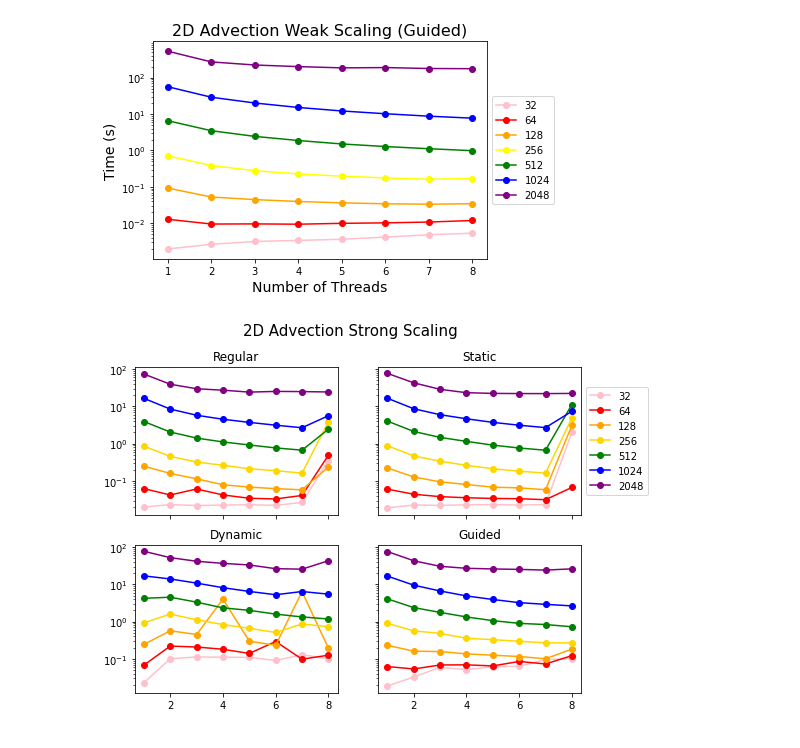
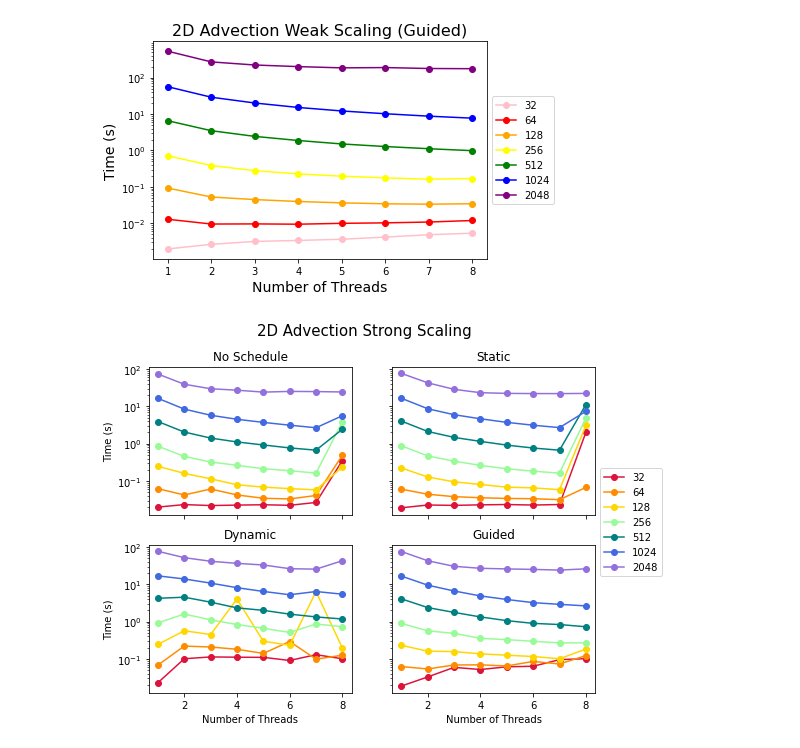
Before and after one commit to LivInTheLookingGlass/CMSE822-final, a Jupyter notebook: C++ Code/2D Advection Parallel/Plots.ipynb, the cells around one changed output. Saved outputs shown, nothing was run; the diff lists cells and outputs as text; code cells hidden in the pictures.

```diff
--- a/C++ Code/2D Advection Parallel/Plots.ipynb
+++ b/C++ Code/2D Advection Parallel/Plots.ipynb
@@ -837,59 +837,66 @@ plt.title('2D Advection Weak Scaling (Guided)').set_fontsize(16)
 # %%
 fig, axes = plt.subplots(2, 2, figsize=(8, 6), sharex=True, sharey=True)
 
 # Set the title for the figure
 fig.suptitle('2D Advection Strong Scaling', fontsize=15)
 
 # Top Left Subplot
-axes[0,0].plot(default_strong_32_t,default_strong_32_average_time, 'o-',color = 'pink',label='32')
-axes[0,0].plot(default_strong_64_t,default_strong_64_average_time, 'o-',color = 'red',label='64')
-axes[0,0].plot(default_strong_128_t,default_strong_128_average_time, 'o-',color = 'orange',label='128')
-axes[0,0].plot(default_strong_256_t,default_strong_256_average_time, 'o-',color = 'gold',label='256')
-axes[0,0].plot(default_strong_512_t,default_strong_512_average_time, 'o-',color = 'green',label='512')
-axes[0,0].plot(default_strong_1024_t,default_strong_1024_average_time, 'o-',color = 'blue',label='1024')
-axes[0,0].plot(default_strong_2048_t,default_strong_2048_average_time, 'o-',color = 'purple',label='2048')
+axes[0,0].plot(default_strong_32_t,default_strong_32_average_time, 'o-',color = 'crimson',label='32')
+axes[0,0].plot(default_strong_64_t,default_strong_64_average_time, 'o-',color = 'darkorange',label='64')
+axes[0,0].plot(default_strong_128_t,default_strong_128_average_time, 'o-',color = 'gold',label='128')
+axes[0,0].plot(default_strong_256_t,default_strong_256_average_time, 'o-',color = 'palegreen',label='256')
+axes[0,0].plot(default_strong_512_t,default_strong_512_average_time, 'o-',color = 'teal',label='512')
+axes[0,0].plot(default_strong_1024_t,default_strong_1024_average_time, 'o-',color = 'royalblue',label='1024')
+axes[0,0].plot(default_strong_2048_t,default_strong_2048_average_time, 'o-',color = 'mediumpurple',label='2048')
 axes[0,0].set_yscale('log')
-axes[0,0].set_title("Regular")
+axes[0,0].set_ylabel('Time (s)')
+axes[0,0].set_title("No Schedule")
 
 # Top Right Subplot
-axes[0,1].plot(static_strong_32_t,static_strong_32_average_time, 'o-',color = 'pink',label='32')
-axes[0,1].plot(static_strong_64_t,static_strong_64_average_time, 'o-',color = 'red',label='64')
-axes[0,1].plot(static_strong_128_t,static_strong_128_average_time, 'o-',color = 'orange',label='128')
-axes[0,1].plot(static_strong_256_t,static_strong_256_average_time, 'o-',color = 'gold',label='256')
-axes[0,1].plot(static_strong_512_t,static_strong_512_average_time, 'o-',color = 'green',label='512')
-axes[0,1].plot(static_strong_1024_t,static_strong_1024_average_time, 'o-',color = 'blue',label='1024')
-axes[0,1].plot(static_strong_2048_t,static_strong_2048_average_time, 'o-',color = 'purple',label='2048')
-axes[0,1].legend(loc='center left', bbox_to_anchor=(1, 0.5))
+axes[0,1].plot(static_strong_32_t,static_strong_32_average_time, 'o-',color = 'crimson',label='32')
+axes[0,1].plot(static_strong_64_t,static_strong_64_average_time, 'o-',color = 'darkorange',label='64')
+axes[0,1].plot(static_strong_128_t,static_strong_128_average_time, 'o-',color = 'gold',label='128')
+axes[0,1].plot(static_strong_256_t,static_strong_256_average_time, 'o-',color = 'palegreen',label='256')
+axes[0,1].plot(static_strong_512_t,static_strong_512_average_time, 'o-',color = 'teal',label='512')
+axes[0,1].plot(static_strong_1024_t,static_strong_1024_average_time, 'o-',color = 'royalblue',label='1024')
+axes[0,1].plot(static_strong_2048_t,static_strong_2048_average_time, 'o-',color = 'mediumpurple',label='2048')
 axes[0,1].set_yscale('log')
 axes[0,1].set_title("Static")
 
 # Bottom Left Subplot
-axes[1,0].plot(dynamic_strong_32_t,dynamic_strong_32_average_time, 'o-',color = 'pink',label='32')
-axes[1,0].plot(dynamic_strong_64_t,dynamic_strong_64_average_time, 'o-',color = 'red',label='64')
-axes[1,0].plot(dynamic_strong_128_t,dynamic_strong_128_average_time, 'o-',color = 'orange',label='128')
-axes[1,0].plot(dynamic_strong_256_t,dynamic_strong_256_average_time, 'o-',color = 'gold',label='256')
-axes[1,0].plot(dynamic_strong_512_t,dynamic_strong_512_average_time, 'o-',color = 'green',label='512')
-axes[1,0].plot(dynamic_strong_1024_t,dynamic_strong_1024_average_time, 'o-',color = 'blue',label='1024')
-axes[1,0].plot(dynamic_strong_2048_t,dynamic_strong_2048_average_time, 'o-',color = 'purple',label='2048')
+axes[1,0].plot(dynamic_strong_32_t,dynamic_strong_32_average_time, 'o-',color = 'crimson',label='32')
+axes[1,0].plot(dynamic_strong_64_t,dynamic_strong_64_average_time, 'o-',color = 'darkorange',label='64')
+axes[1,0].plot(dynamic_strong_128_t,dynamic_strong_128_average_time, 'o-',color = 'gold',label='128')
+axes[1,0].plot(dynamic_strong_256_t,dynamic_strong_256_average_time, 'o-',color = 'palegreen',label='256')
+axes[1,0].plot(dynamic_strong_512_t,dynamic_strong_512_average_time, 'o-',color = 'teal',label='512')
+axes[1,0].plot(dynamic_strong_1024_t,dynamic_strong_1024_average_time, 'o-',color = 'royalblue',label='1024')
+axes[1,0].plot(dynamic_strong_2048_t,dynamic_strong_2048_average_time, 'o-',color = 'mediumpurple',label='2048')
 axes[1,0].set_yscale('log')
+axes[1,0].set_xlabel('Number of Threads')
+axes[1,0].set_ylabel('Time (s)')
 axes[1,0].set_title("Dynamic")
 
 # Bottom Right Subplot
-axes[1,1].plot(guided_strong_32_t,guided_strong_32_average_time, 'o-',color = 'pink',label='32')
-axes[1,1].plot(guided_strong_64_t,guided_strong_64_average_time, 'o-',color = 'red',label='64')
-axes[1,1].plot(guided_strong_128_t,guided_strong_128_average_time, 'o-',color = 'orange',label='128')
-axes[1,1].plot(guided_strong_256_t,guided_strong_256_average_time, 'o-',color = 'gold',label='256')
-axes[1,1].plot(guided_strong_512_t,guided_strong_512_average_time, 'o-',color = 'green',label='512')
-axes[1,1].plot(guided_strong_1024_t,guided_strong_1024_average_time, 'o-',color = 'blue',label='1024')
-axes[1,1].plot(guided_strong_2048_t,guided_strong_2048_average_time, 'o-',color = 'purple',label='2048')
+axes[1,1].plot(guided_strong_32_t,guided_strong_32_average_time, 'o-',color = 'crimson',label='32')
+axes[1,1].plot(guided_strong_64_t,guided_strong_64_average_time, 'o-',color = 'darkorange',label='64')
+axes[1,1].plot(guided_strong_128_t,guided_strong_128_average_time, 'o-',color = 'gold',label='128')
+axes[1,1].plot(guided_strong_256_t,guided_strong_256_average_time, 'o-',color = 'palegreen',label='256')
+axes[1,1].plot(guided_strong_512_t,guided_strong_512_average_time, 'o-',color = 'teal',label='512')
+axes[1,1].plot(guided_strong_1024_t,guided_strong_1024_average_time, 'o-',color = 'royalblue',label='1024')
+axes[1,1].plot(guided_strong_2048_t,guided_strong_2048_average_time, 'o-',color = 'mediumpurple',label='2048')
+axes[1,1].legend(loc='center left', bbox_to_anchor=(1, 1.15),prop={'size': 10})
 axes[1,1].set_yscale('log')
+axes[1,1].set_xlabel('Number of Threads')
 axes[1,1].set_title("Guided")
 
 # fig.legend(loc='center left', bbox_to_anchor=(1, 0.5))
 
+
+plt.savefig("2D_Advection_Strong_Scaling.png",bbox_inches='tight')
+
 plt.show()
 # %% [output]
-[figure, old version]
+[figure, new version]
 # %%
 fig, axes = plt.subplots(2, 2, figsize=(8, 6), sharex=True, sharey=True)
 
```
Also changed, not shown: parts of 3 cells of this notebook, 15 other files.
